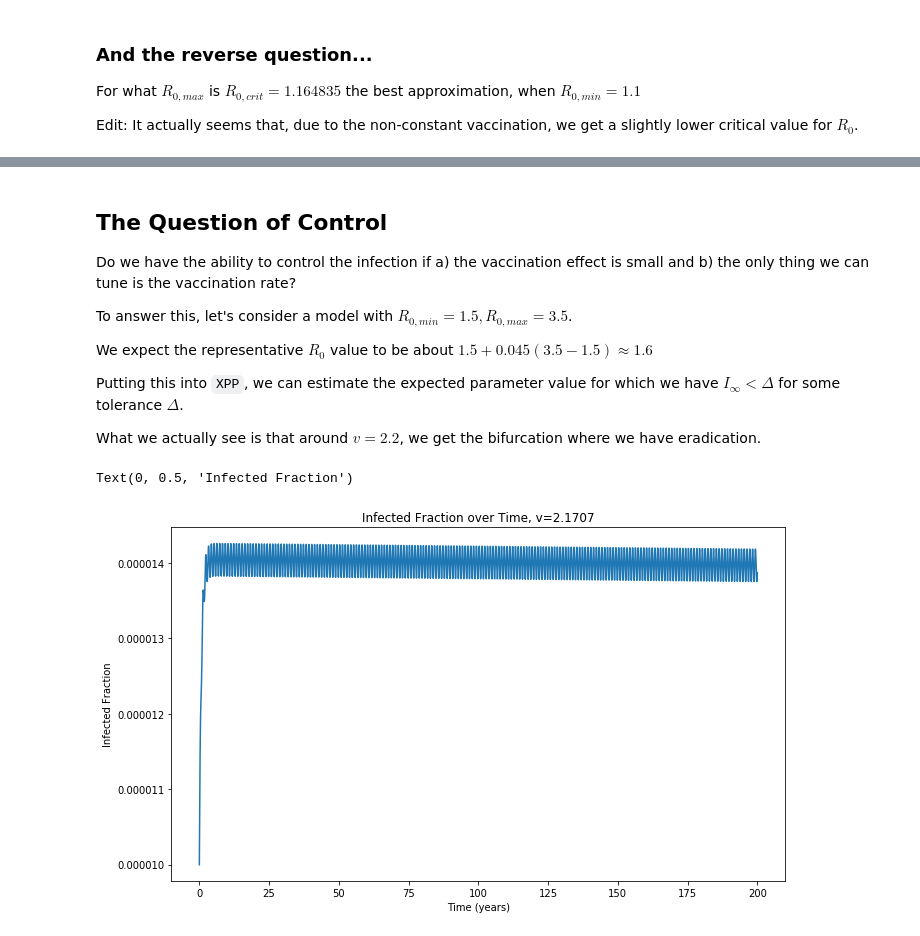
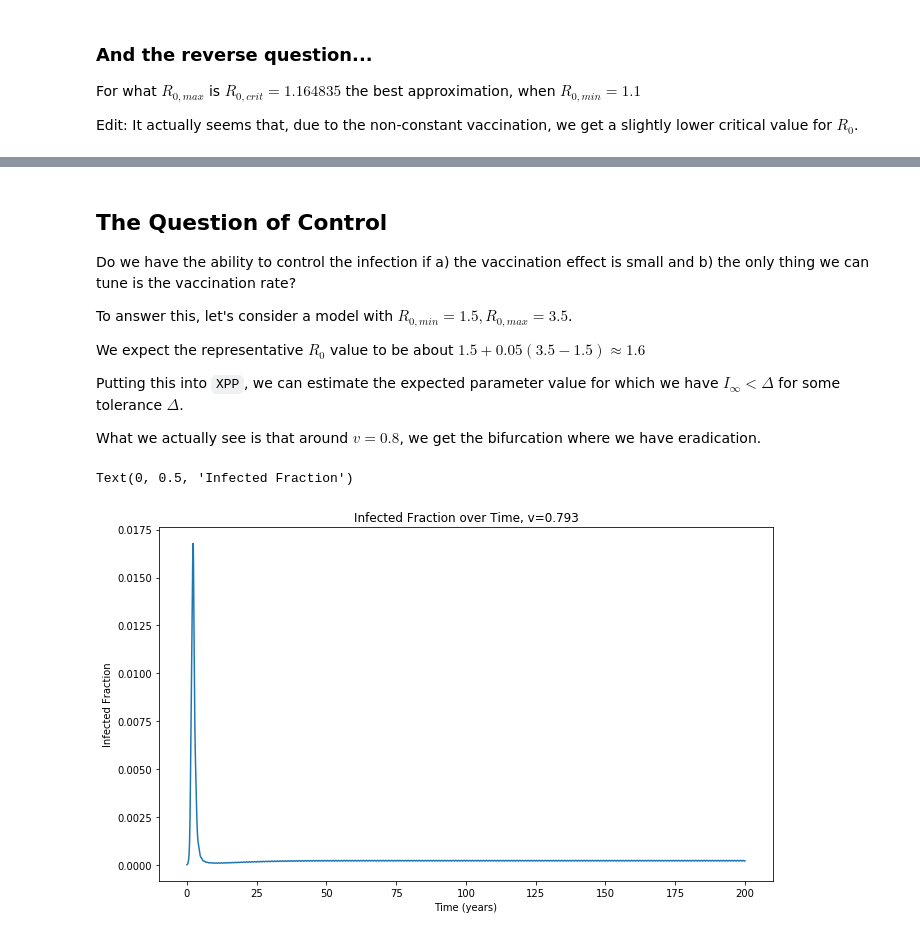
Before and after one commit to dwu402/self-harm, a Jupyter notebook: climate_forward.ipynb, the cells around one changed output, grey strips where cells are left out. Cells and saved outputs as stored; diff of their text form; code cells hidden in the pictures.

Commit message:
Update the parameters for the forward flu model

```diff
--- a/climate_forward.ipynb
+++ b/climate_forward.ipynb
@@ -744,25 +754,25 @@ Do we have the ability to control the infection if a) the vaccination effect is
 
 To answer this, let's consider a model with $R_{0,min} = 1.5, R_{0,max}=3.5$.
 
-We expect the representative $R_0$ value to be about $1.5 + 0.045(3.5-1.5) \approx 1.6$
+We expect the representative $R_0$ value to be about $1.5 + 0.05(3.5-1.5) \approx 1.6$
 
 Putting this into `XPP`, we can estimate the expected parameter value for which we have $I_\infty < \Delta$ for some tolerance $\Delta$.
 
-What we actually see is that around $v=2.2$, we get the bifurcation where we have eradication.
+What we actually see is that around $v=0.8$, we get the bifurcation where we have eradication.
 # %%
 def make_vacc_model(vacc_level):
-    return lambda t, y: climate.model(t, y, [0.01, 0.9, 1.5, 3.5, 0.99, vacc_level, 180], [0, 0])
-vl = 2.1707
+    return lambda t, y: climate.model(t, y, [0.01, 0.333, 1.5, 3.5, 12, vacc_level, 180], [0, 0])
+vl = 0.793
 model = make_vacc_model(vl) #critical-ish
 sol_vucc = integrate.solve_ivp(model, [0, 200],
                                [1-infected_fraction, infected_fraction, 0, climate.Q0, 0],
                                max_step=1/12, dense_output=True)
 
 plt.figure()
 plt.plot(sol_vucc.t, sol_vucc.y[1])
 plt.title(f"Infected Fraction over Time, v={vl}")
 plt.xlabel("Time (years)")
 plt.ylabel("Infected Fraction")
 # %% [output]
 Text(0, 0.5, 'Infected Fraction')
-[figure, old version]
+[figure, new version]
```
Also changed, not shown: parts of 49 cells of this notebook.
